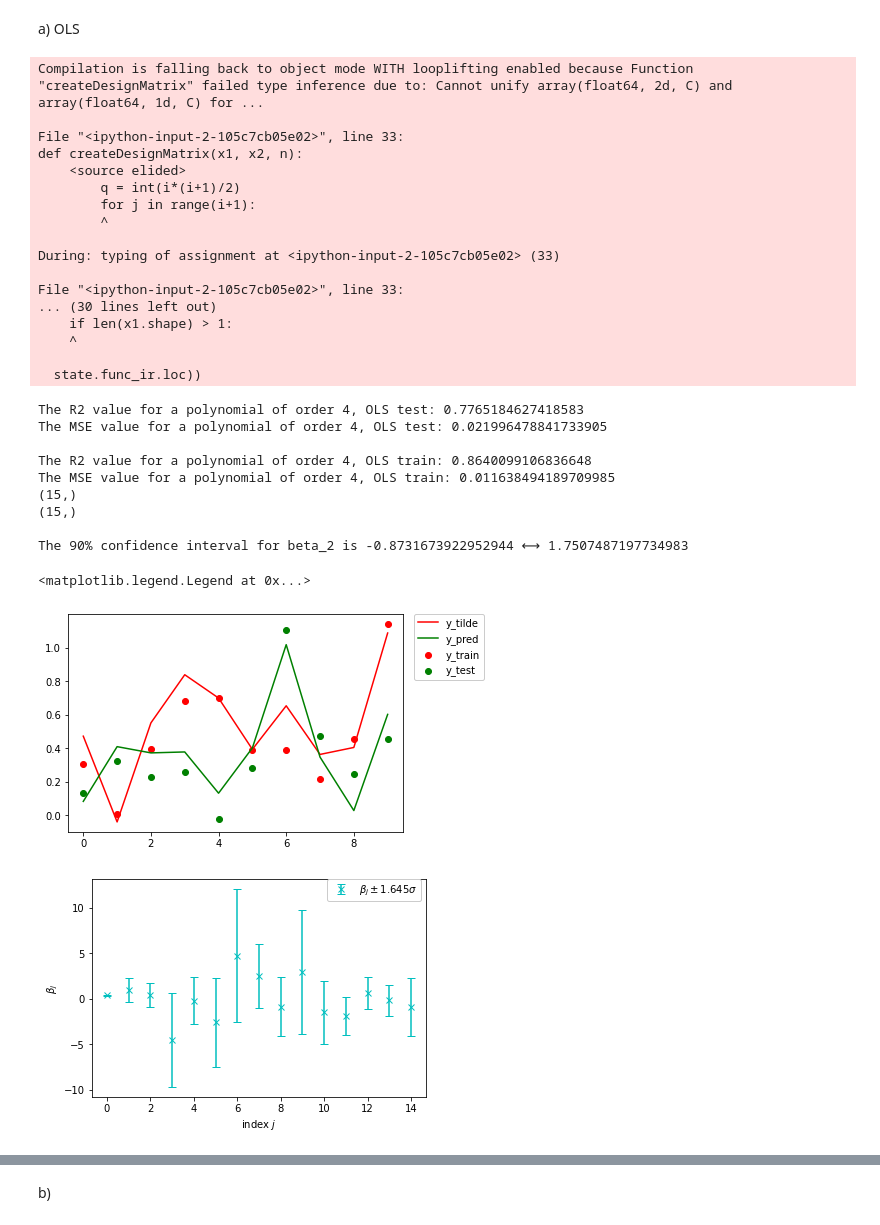
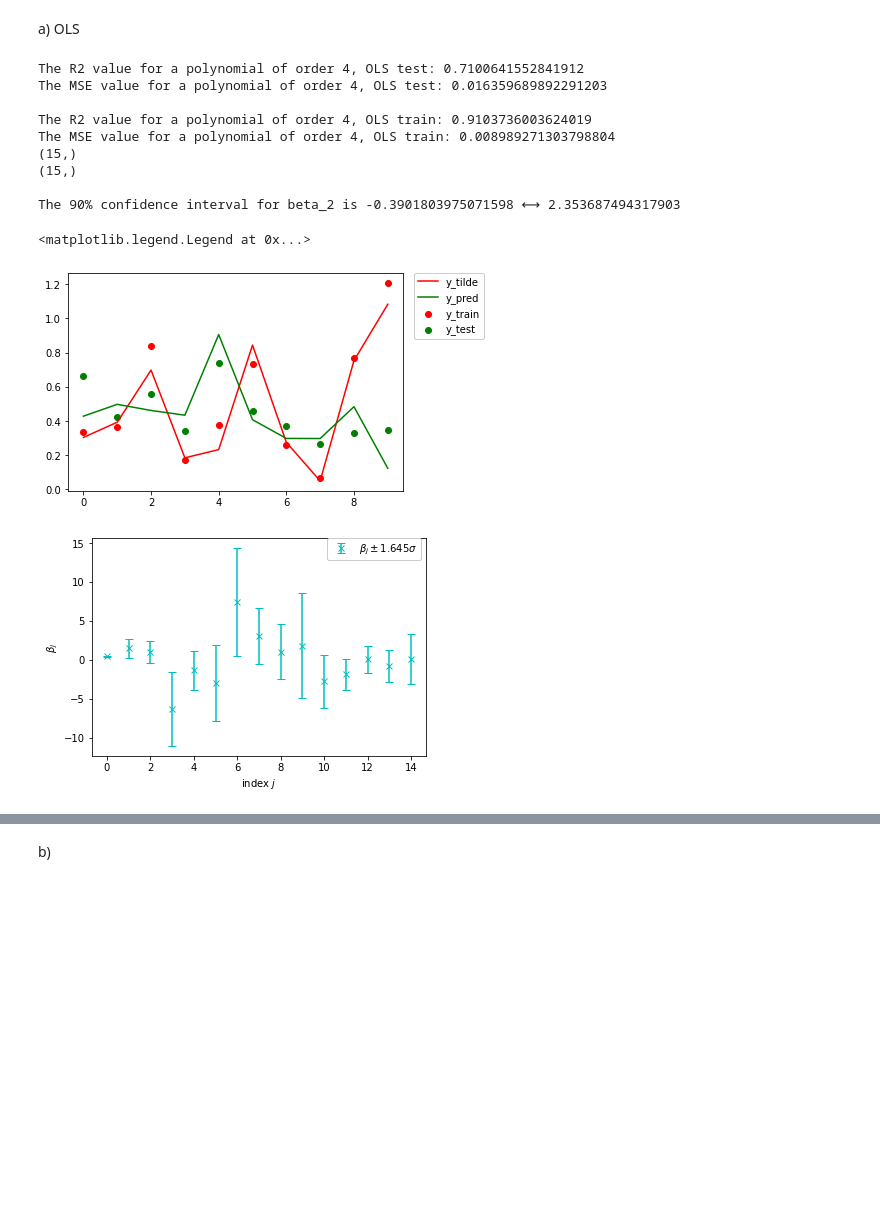
Before and after one commit to espentn/FYS-STK3155, a Jupyter notebook: FYS-STK3155.ipynb, the cells around one changed output, grey strips where cells are left out. Drawn from its saved outputs; the diff is of its cells as text; code cells hidden in the pictures; blank space fills up the shorter version.

```diff
--- a/FYS-STK3155.ipynb
+++ b/FYS-STK3155.ipynb
@@ -215,9 +299,9 @@ def lassoRegression(X_train,X_test,y_train,nlambdas, plot):
 # %% [markdown]
 a) OLS
 # %%
-# np.random.seed(2020)
+np.random.seed(2020)
 
-sig2 = 0.1 # noise variance
+# sig2 = 0.1 # noise variance
 degree = 4 # polynomial degree
 n = 10 # number of data points for each feature
 x1, x2, y = createDataPoints(n, sig2)
@@ -236,57 +320,40 @@ plt.plot(y_tilde[:10], label="y_tilde", color="red")
 plt.scatter(np.arange(10), y_train[:10], label="y_train", color="red")
 
 plt.plot(y_pred[:10], label="y_pred", color="green")
 plt.scatter(np.arange(10), y_test[:10], label="y_test", color='green')
 ax0.legend(facecolor='white', framealpha=1, loc='upper right', bbox_to_anchor=(1.1, 0.9))
 
 
 print(f"The R2 value for a polynomial of order {degree}, OLS test: {R2(y_test, y_pred)}")
 print(f"The MSE value for a polynomial of order {degree}, OLS test: {MSE(y_test, y_pred)}")
 print(f"\nThe R2 value for a polynomial of order {degree}, OLS train: {R2(y_train, y_tilde)}")
 print(f"The MSE value for a polynomial of order {degree}, OLS train: {MSE(y_train, y_tilde)}")
 
 # Calculate the confidence interval of the 'p' parameters beta
 errorBeta = CIBeta(X_train, beta)
 
 # Print an example of a confidence interval
 print(f"\nThe 90% confidence interval for beta_2 is {beta[2]-errorBeta[2]} ⟷ {beta[2]+errorBeta[2]}")
 
 # Plot the Confidence Intervals for the betas
 ax1 = plt.figure(1)
 plt.errorbar(np.arange(len(beta)), beta, errorBeta, fmt='cx', capsize=4, label=r"$\beta_j \pm 1.645 \sigma$")
 plt.xlabel("index $j$")
 plt.ylabel(r"$\beta_j $")
 ax1.legend(facecolor='white', framealpha=1, loc='upper right', bbox_to_anchor=(0.9, 0.9))
 
 # fig3 = plt.figure(2)
 # plt.scatter(X_train[:, 3], y_train)
 # %% [output]
-Compilation is falling back to object mode WITH looplifting enabled because Function "createDesignMatrix" failed type inference due to: Cannot unify array(float64, 2d, C) and array(float64, 1d, C) for ...
+The R2 value for a polynomial of order 4, OLS test: 0.7100641552841912
+The MSE value for a polynomial of order 4, OLS test: 0.016359689892291203
 
-File "<ipython-input-2-105c7cb05e02>", line 33:
-def createDesignMatrix(x1, x2, n):
-    <source elided>
-        q = int(i*(i+1)/2)
-        for j in range(i+1):
-        ^
+The R2 value for a polynomial of order 4, OLS train: 0.9103736003624019
+The MSE value for a polynomial of order 4, OLS train: 0.008989271303798804
+(15,)
+(15,)
 
-During: typing of assignment at <ipython-input-2-105c7cb05e02> (33)
-
-File "<ipython-input-2-105c7cb05e02>", line 33:
-... (30 lines left out)
-    if len(x1.shape) > 1:
-    ^
-
-  state.func_ir.loc))
+The 90% confidence interval for beta_2 is -0.3901803975071598 ⟷ 2.353687494317903
-The R2 value for a polynomial of order 4, OLS test: 0.7765184627418583
-The MSE value for a polynomial of order 4, OLS test: 0.021996478841733905
-
-The R2 value for a polynomial of order 4, OLS train: 0.8640099106836648
-The MSE value for a polynomial of order 4, OLS train: 0.011638494189709985
-(15,)
-(15,)
-
-The 90% confidence interval for beta_2 is -0.8731673922952944 ⟷ 1.7507487197734983
+<matplotlib.legend.Legend at 0x...>
-<matplotlib.legend.Legend at 0x...>
-[figure, old version]
+[figure, new version]
-[figure, old version]
+[figure, new version]
```
Also changed, not shown: parts of 22 cells of this notebook.
